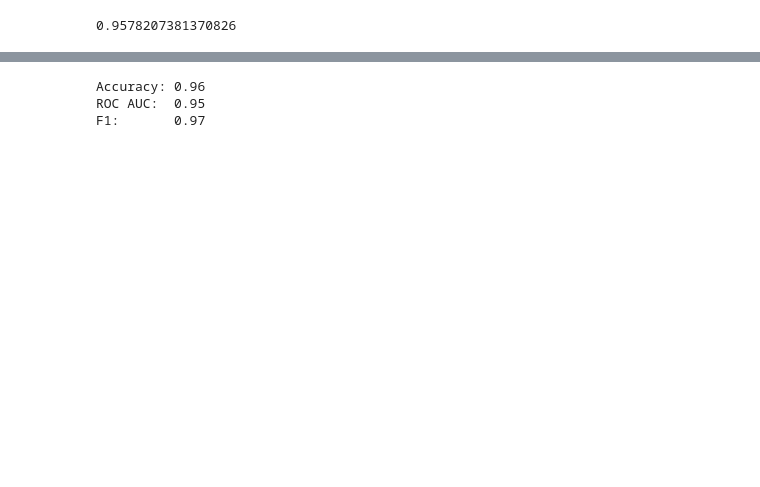
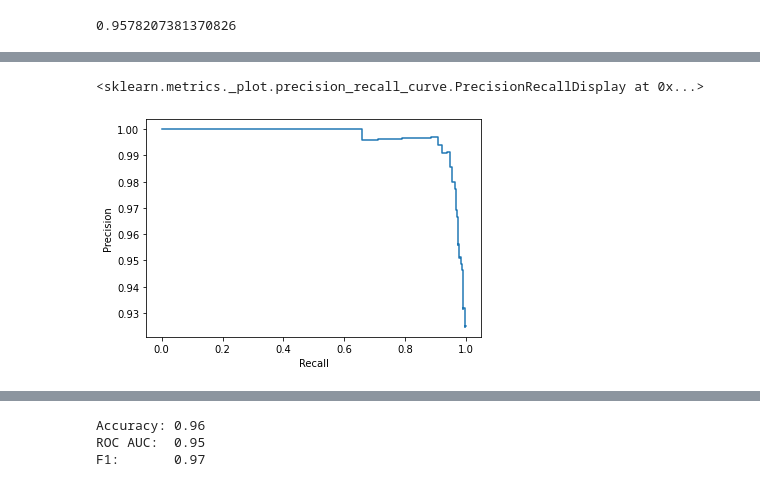
Before and after one commit to alexande-popov/Coursera_Python_for_data_science, a Jupyter notebook: week_3/linear_models_classification.ipynb, the cells around one changed output, grey strips where cells are left out. Saved outputs shown, nothing was run; the diff lists cells and outputs as text; code cells hidden in the pictures; blank space fills up the shorter version.

```diff
--- a/week_3/linear_models_classification.ipynb
+++ b/week_3/linear_models_classification.ipynb
@@ -138,0 +353,21 @@ print(accuracy)
+# %%
+# Precision-Recall curve
+# Compute precision-recall pairs for different probability thresholds.
+
+predictions_proba = model.predict_proba(cancer.data)
+# выбираем вероятности для "1"
+predict_proba_1 = predictions_proba[:,1]
+
+precision, recall, thresholds = metrics.precision_recall_curve(cancer.target, predict_proba_1)
+# Returns
+# - precision
+# Precision values such that element i is the precision of predictions with score >= thresholds[i] and the last element is 1.
+# - recall
+# Decreasing recall values such that element i is the recall of predictions with score >= thresholds[i] and the last element is 0.
+#  - thresholds
+# Increasing thresholds on the decision function used to compute precision and recall
+disp = metrics.PrecisionRecallDisplay(precision=precision, recall=recall)
+disp.plot()
+# %% [output]
+<sklearn.metrics._plot.precision_recall_curve.PrecisionRecallDisplay at 0x...>
+[figure, added]
```
Also changed, not shown: parts of 32 cells of this notebook.
